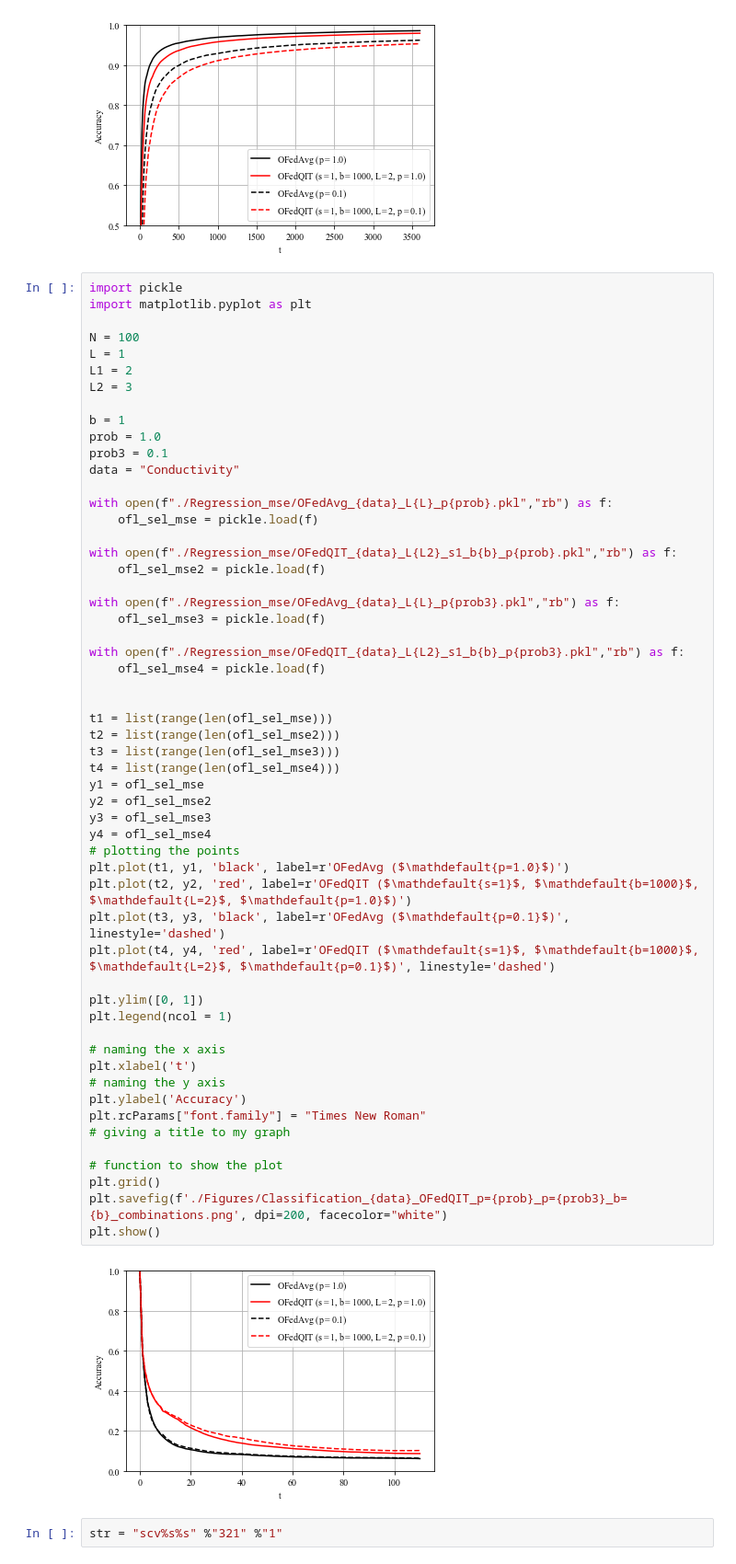
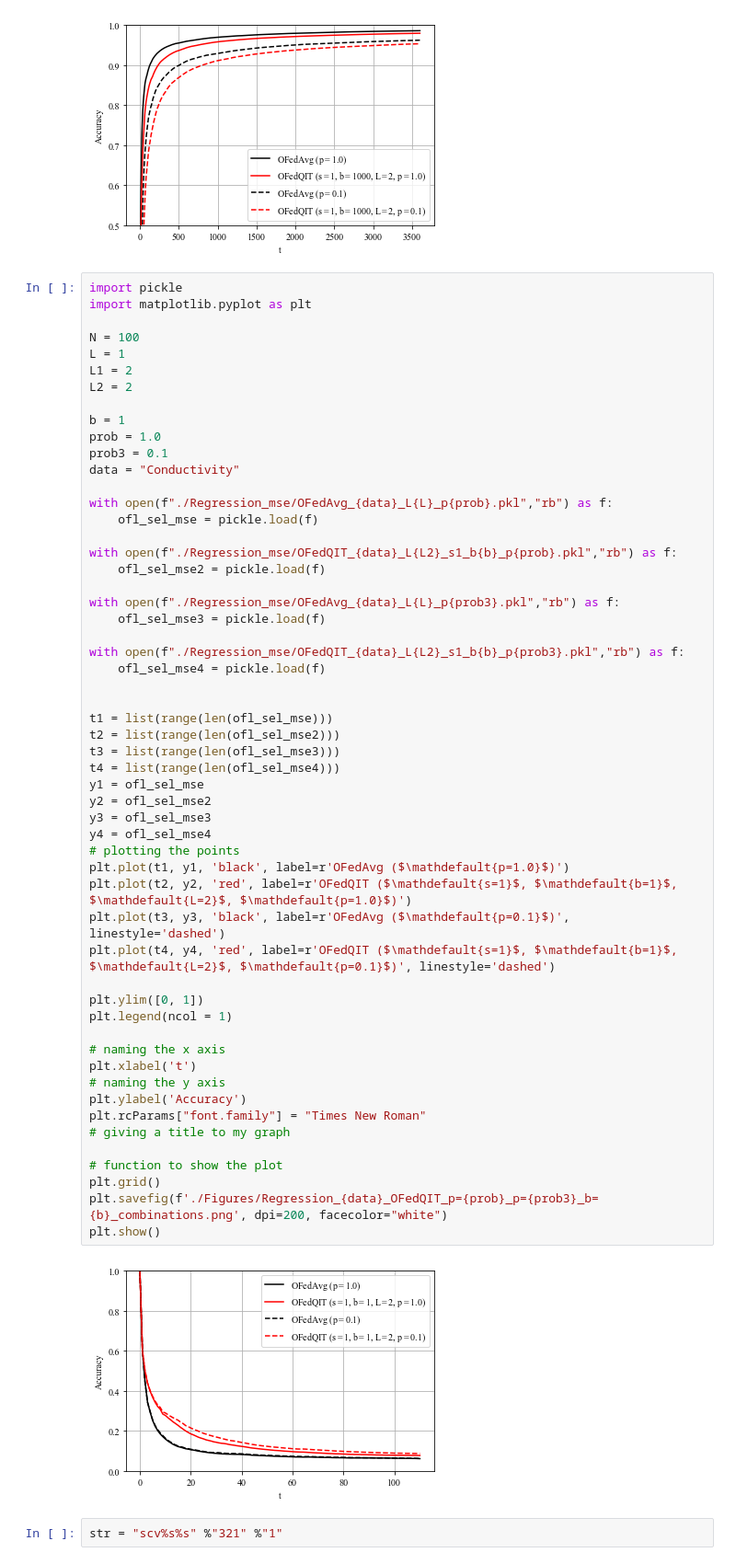
Before and after one commit to IISL-HYU/OFedQIT, a Jupyter notebook: plot.ipynb, the cells around one changed output. Shown at 92% size. Drawn from its saved outputs; the diff is of its cells as text.

```diff
--- a/plot.ipynb
+++ b/plot.ipynb
@@ -62,7 +62,7 @@ import matplotlib.pyplot as plt
 N = 100
 L = 1
 L1 = 2
-L2 = 3
+L2 = 2
 
 b = 1
 prob = 1.0
@@ -81,37 +81,37 @@ with open(f"./Regression_mse/OFedAvg_{data}_L{L}_p{prob3}.pkl","rb") as f:
 with open(f"./Regression_mse/OFedQIT_{data}_L{L2}_s1_b{b}_p{prob3}.pkl","rb") as f:
     ofl_sel_mse4 = pickle.load(f)
 
 
 t1 = list(range(len(ofl_sel_mse)))
 t2 = list(range(len(ofl_sel_mse2)))
 t3 = list(range(len(ofl_sel_mse3)))
 t4 = list(range(len(ofl_sel_mse4)))
 y1 = ofl_sel_mse
 y2 = ofl_sel_mse2
 y3 = ofl_sel_mse3
 y4 = ofl_sel_mse4
 # plotting the points
 plt.plot(t1, y1, 'black', label=r'OFedAvg ($\mathdefault{p=1.0}$)')
-plt.plot(t2, y2, 'red', label=r'OFedQIT ($\mathdefault{s=1}$, $\mathdefault{b=1000}$, $\mathdefault{L=2}$, $\mathdefault{p=1.0}$)')
+plt.plot(t2, y2, 'red', label=r'OFedQIT ($\mathdefault{s=1}$, $\mathdefault{b=1}$, $\mathdefault{L=2}$, $\mathdefault{p=1.0}$)')
 plt.plot(t3, y3, 'black', label=r'OFedAvg ($\mathdefault{p=0.1}$)', linestyle='dashed')
-plt.plot(t4, y4, 'red', label=r'OFedQIT ($\mathdefault{s=1}$, $\mathdefault{b=1000}$, $\mathdefault{L=2}$, $\mathdefault{p=0.1}$)', linestyle='dashed')
+plt.plot(t4, y4, 'red', label=r'OFedQIT ($\mathdefault{s=1}$, $\mathdefault{b=1}$, $\mathdefault{L=2}$, $\mathdefault{p=0.1}$)', linestyle='dashed')
 
 plt.ylim([0, 1])
 plt.legend(ncol = 1)
 
 # naming the x axis
 plt.xlabel('t')
 # naming the y axis
 plt.ylabel('Accuracy')
 plt.rcParams["font.family"] = "Times New Roman"
 # giving a title to my graph
 
 # function to show the plot
 plt.grid()
-plt.savefig(f'./Figures/Classification_{data}_OFedQIT_p={prob}_p={prob3}_b={b}_combinations.png', dpi=200, facecolor="white")
+plt.savefig(f'./Figures/Regression_{data}_OFedQIT_p={prob}_p={prob3}_b={b}_combinations.png', dpi=200, facecolor="white")
 plt.show()
 # %% [output]
-[figure, old version]
+[figure, new version]
 # %%
 str = "scv%s%s" %"321" %"1"
 # %% [output]
```
Also changed, not shown: 9 other files.
